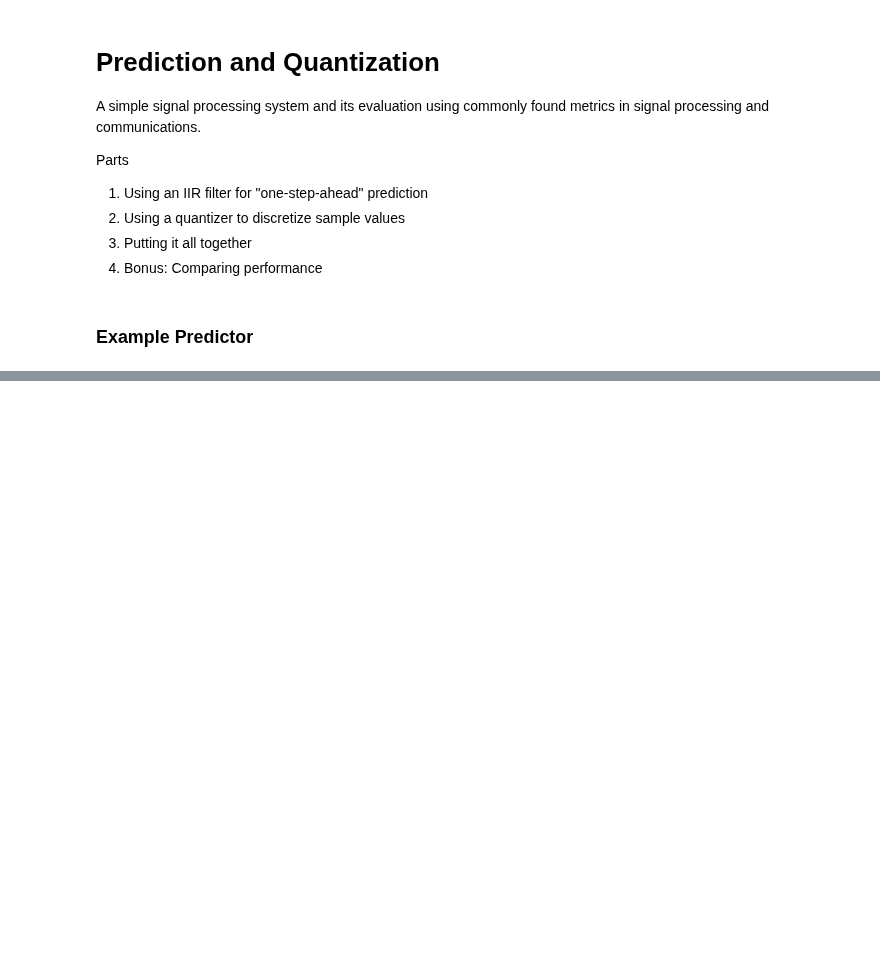
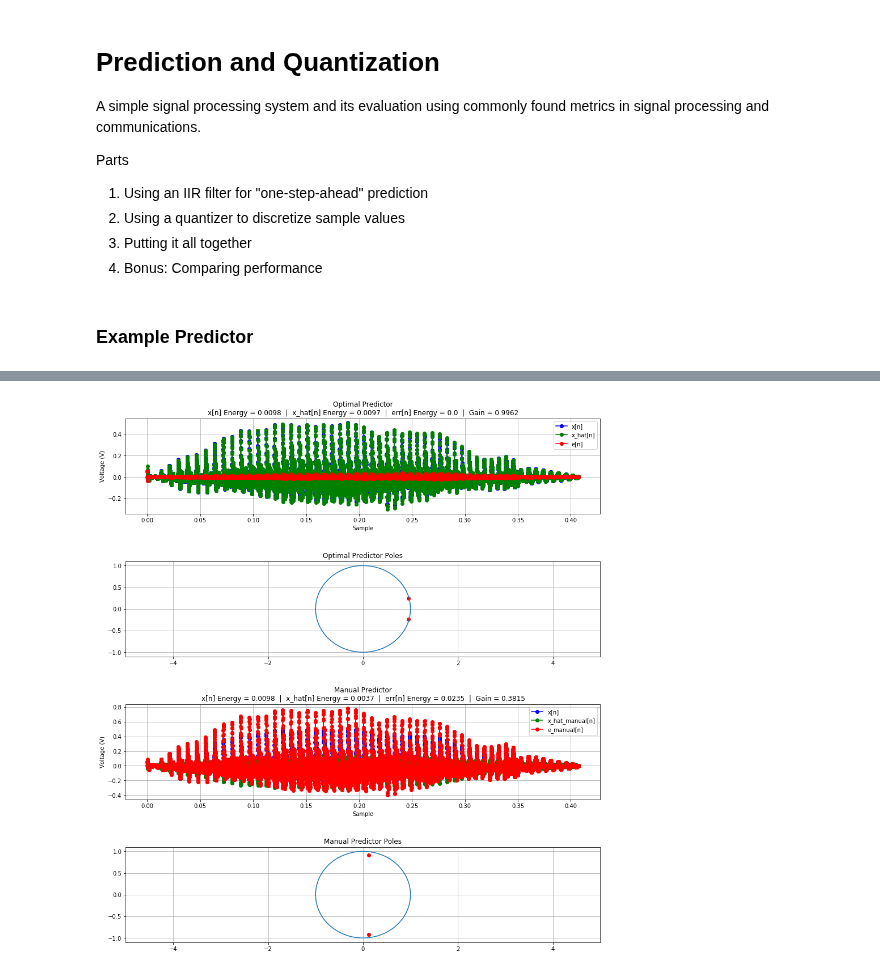
Before and after one commit to rthomp10/dsp, a Jupyter notebook: Prediction and Quantization.ipynb, the cells around one changed output, grey strips where cells are left out. Drawn from its saved outputs; the diff is of its cells as text; code cells hidden in the pictures; blank space fills up the shorter version.

```diff
--- a/Prediction and Quantization.ipynb
+++ b/Prediction and Quantization.ipynb
@@ -148,0 +139,89 @@ plt.annotate?
+# %%
+# Importing the signal
+x, sr = librosa.load('snip.wav') # Signal time series and sampling rate
+x = np.ndarray.tolist(x)
+x = np.array(x)
+duration = np.size(x)/sr
+period = 1/sr
+n = np.arange(0,duration, period)
+
+
+# Coefficients
+a_manual = [1.0000,-0.2500,0.8570]
+x_hat, perr, a = predict(x,2)
+
+
+# Manual Coefficients
+denominator  = [1]
+perr_manual  = sps.lfilter(a_manual, denominator, x)
+x_hat_manual = x - perr_manual
+
+
+# Energy (variance of zero-mean signal = energy)
+var_x     = stats.variance(x)
+var_x_hat = stats.variance(x_hat)
+var_perr  = stats.variance(perr)
+var_x_hat_manual = stats.variance(x_hat_manual)
+var_perr_manual  = stats.variance(perr_manual)
+
+
+# Prediction gain calculation (E_prediction/E_x)
+optimal_gain = var_x_hat/var_x
+manual_gain  = var_x_hat_manual/var_x
+
+
+# Obtaining Poles and zeroes of the filter
+(zeroes_optimal, poles_optimal, k) = sps.tf2zpk(1,a)
+(zeroes_manual, poles_manual, k) = sps.tf2zpk(1,a_manual)
+
+
+# Graph
+plt.figure('position', [15,17])
+plt.subplots_adjust(hspace = 0.5)
+
+plt.subplot(4,1,1)
+plt.title('Optimal Predictor\n'
+         +'x[n] Energy = ' + str(np.round(var_x, 4)) + '  |  '
+         +'x_hat[n] Energy = ' + str(np.round(var_x_hat, 4)) + '  |  '
+         +'err[n] Energy = ' + str(np.round(var_perr, 4)) + '  |  '
+         + 'Gain = ' + str(np.round(optimal_gain, 4)))
+plt.plot(n, x, 'b-o', label='x[n]')
+plt.plot(n, x_hat, 'g-o', label='x_hat[n]')
+plt.plot(n, perr, 'r-o', label='e[n]')
+plt.ylabel('Voltage (V)')
+plt.xlabel('Sample')
+plt.grid()
+plt.legend()
+
+plt.subplot(4,1,2)
+theta = np.linspace(-np.pi,np.pi,201)
+plt.plot(np.cos(theta),np.sin(theta))
+plt.scatter(np.real(zeroes_optimal),np.imag(zeroes_optimal))
+plt.scatter(np.real(poles_optimal),np.imag(poles_optimal), color='r')
+plt.title("Optimal Predictor Poles")
+plt.grid()
+plt.xlim(-5,5)
+
+plt.subplot(4,1,3)
+plt.title('Manual Predictor\n'
+         +'x[n] Energy = ' + str(np.round(var_x, 4)) + '  |  '
+         +'x_hat[n] Energy = ' + str(np.round(var_x_hat_manual, 4)) + '  |  '
+         +'err[n] Energy = ' + str(np.round(var_perr_manual, 4)) + '  |  '
+         + 'Gain = ' + str(np.round(manual_gain, 4)))
+plt.plot(n, x, 'b-o', label='x[n]')
+plt.plot(n, x_hat_manual, 'g-o', label='x_hat_manual[n]')
+plt.plot(n, perr_manual, 'r-o', label='e_manual[n]')
+plt.ylabel('Voltage (V)')
+plt.xlabel('Sample')
+plt.grid()
+plt.legend()
+
+plt.subplot(4,1,4)
+theta = np.linspace(-np.pi,np.pi,201)
+plt.plot(np.cos(theta),np.sin(theta))
+plt.scatter(np.real(zeroes_manual),np.imag(zeroes_manual))
+plt.scatter(np.real(poles_manual),np.imag(poles_manual), color='r')
+plt.title("Manual Predictor Poles")
+plt.grid()
+plt.xlim(-5,5)
+# %% [output]
@@ -148,0 +230 @@ plt.annotate?
+[figure, added]
```
Also changed, not shown: parts of 7 cells of this notebook.
